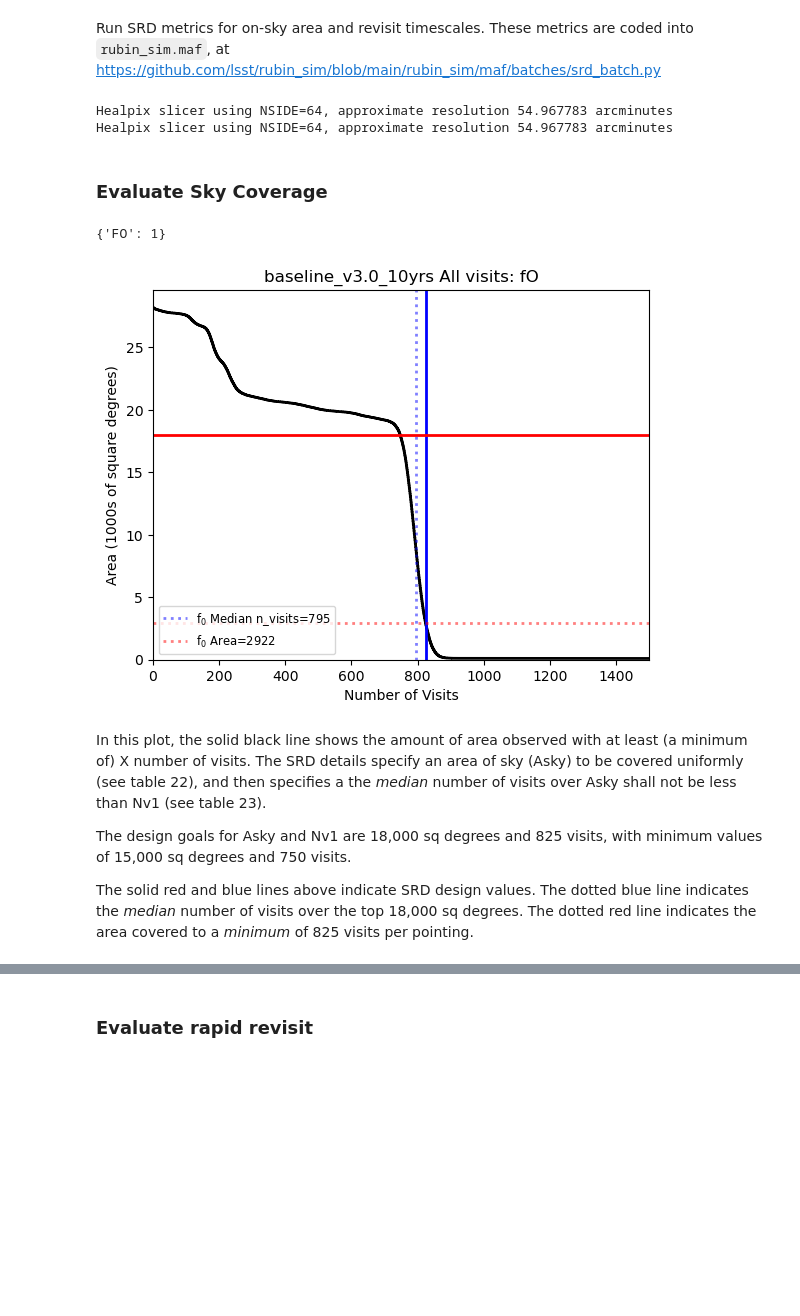
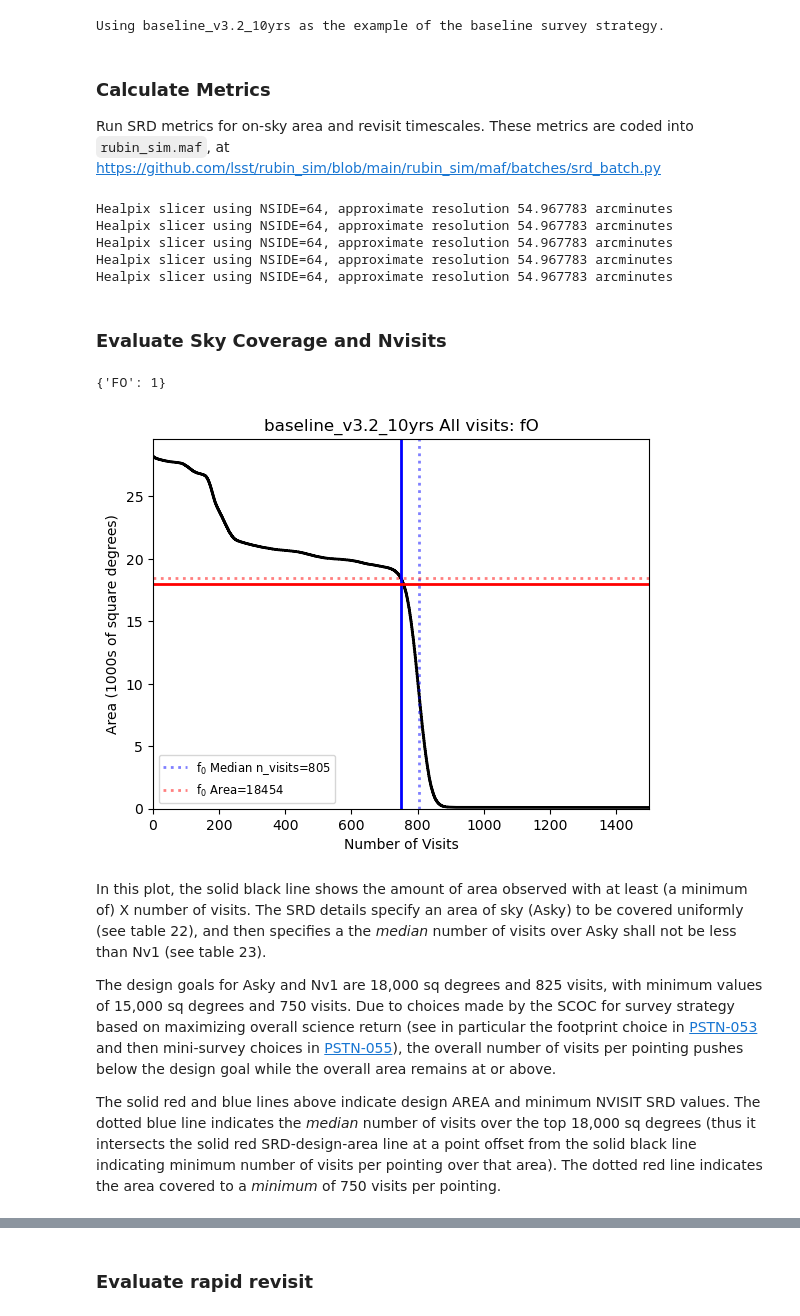
Before and after one commit to lsst-pst/PSTR-001, a Jupyter notebook: notebooks/SkyCoverage.ipynb, the cells around one changed output, grey strips where cells are left out. Cells and saved outputs as stored; diff of their text form; code cells hidden in the pictures; blank space fills up the shorter version.

```diff
--- a/notebooks/SkyCoverage.ipynb
+++ b/notebooks/SkyCoverage.ipynb
@@ -15,10 +22,10 @@ Using baseline_v3.0_10yrs as the baseline for example (this should be updated to
 # %%
 # Download and write to current directory, if does not exist
-run_name = 'baseline_v3.0_10yrs'
+run_name = 'baseline_v3.2_10yrs'
 dbfile = f"{run_name}.db"
 
 url_baseline = "https://s3df.slac.stanford.edu/data/rubin/sim-data/"
-url_baseline += "sims_featureScheduler_runs3.0/baseline/baseline_v3.0_10yrs.db"
+url_baseline += "sims_featureScheduler_runs3.2/baseline/baseline_v3.2_10yrs.db"
 
 if not(os.path.isfile(dbfile)):
     print(f'Downloading {run_name} from {url_baseline}')
@@ -29,12 +36,21 @@ if not(os.path.isfile(dbfile)):
         content = file.read()
     with open(dbfile, 'wb') as download:
         download.write(content)
+
+print(f'Using {run_name} as the example of the baseline survey strategy.')
+# %% [output]
+Using baseline_v3.2_10yrs as the example of the baseline survey strategy.
 # %% [markdown]
+### Calculate Metrics ###
+
 Run SRD metrics for on-sky area and revisit timescales.
 These metrics are coded into `rubin_sim.maf`, at https://github.com/lsst/rubin_sim/blob/main/rubin_sim/maf/batches/srd_batch.py
 # %%
 out_dir = 'srd_area'
 results_db = maf.ResultsDb(out_dir)
+
+#calculate_metrics = True
+calculate_metrics = False
 
 fO_bundles = maf.fOBatch(colmap=None,
                             runName=run_name,
@@ -49,9 +65,16 @@ all_bundles.update(fO_bundles)
 all_bundles.update(revisit_bundles)
 
 g = maf.MetricBundleGroup(all_bundles, dbfile, out_dir=out_dir, results_db=results_db)
-g.run_all()
+if calculate_metrics:
+    g.run_all()
+    g.write_all()
+else:
+    g.read_all()
 # %% [output]
 Healpix slicer using NSIDE=64, approximate resolution 54.967783 arcminutes
 Healpix slicer using NSIDE=64, approximate resolution 54.967783 arcminutes
+Healpix slicer using NSIDE=64, approximate resolution 54.967783 arcminutes
+Healpix slicer using NSIDE=64, approximate resolution 54.967783 arcminutes
+Healpix slicer using NSIDE=64, approximate resolution 54.967783 arcminutes
 # %% [markdown]
-### Evaluate Sky Coverage ###
+### Evaluate Sky Coverage and Nvisits ###
@@ -60,16 +81,20 @@ fO = fO_bundles['baseline_v3_0_10yrs_fO_All_visits_HEAL']
+# %%
+fO = fO_bundles[f"{run_name.replace('.', '_')}_fO_All_visits_HEAL"]
 # %%
 # Plot cumulative area covered to a minimum number of visits
-
+plot_dict = {"asky":18000, "n_visits": 750}
+fO.set_plot_dict(plot_dict)
 fO.plot()
 # %% [output]
 {'FO': 1}
-[figure, old version]
+[figure, new version]
 # %% [markdown]
 In this plot, the solid black line shows the amount of area observed with at least (a minimum of) X number of visits. The SRD details specify an area of sky (Asky) to be covered uniformly (see table 22), and then specifies a the *median* number of visits over Asky shall not be less than Nv1 (see table 23).
 
 The design goals for Asky and Nv1 are 18,000 sq degrees and 825 visits, with minimum values of 15,000 sq degrees and 750 visits.
+Due to choices made by the SCOC for survey strategy based on maximizing overall science return (see in particular the footprint choice in [PSTN-053](https://pstn-053.lsst.io) and then mini-survey choices in [PSTN-055](https://pstn-055.lsst.io)), the overall number of visits per pointing pushes below the design goal while the overall area remains at or above.
 
-The solid red and blue lines above indicate SRD design values. The dotted blue line indicates the *median* number of visits over the top 18,000 sq degrees. The dotted red line indicates the area covered to a *minimum* of 825 visits per pointing.
+The solid red and blue lines above indicate design AREA and minimum NVISIT SRD values. The dotted blue line indicates the *median* number of visits over the top 18,000 sq degrees (thus it intersects the solid red SRD-design-area line at a point offset from the solid black line indicating minimum number of visits per pointing over that area). The dotted red line indicates the area covered to a *minimum* of 750 visits per pointing.
 # %%
 nv_med = np.where(fO.summary_values['fONv']['name'] == 'MedianNvis')[0]
 nv_min = np.where(fO.summary_values['fONv']['name'] == 'MinNvis')[0]
```
Also changed, not shown: parts of 17 cells of this notebook, 2 other files.
